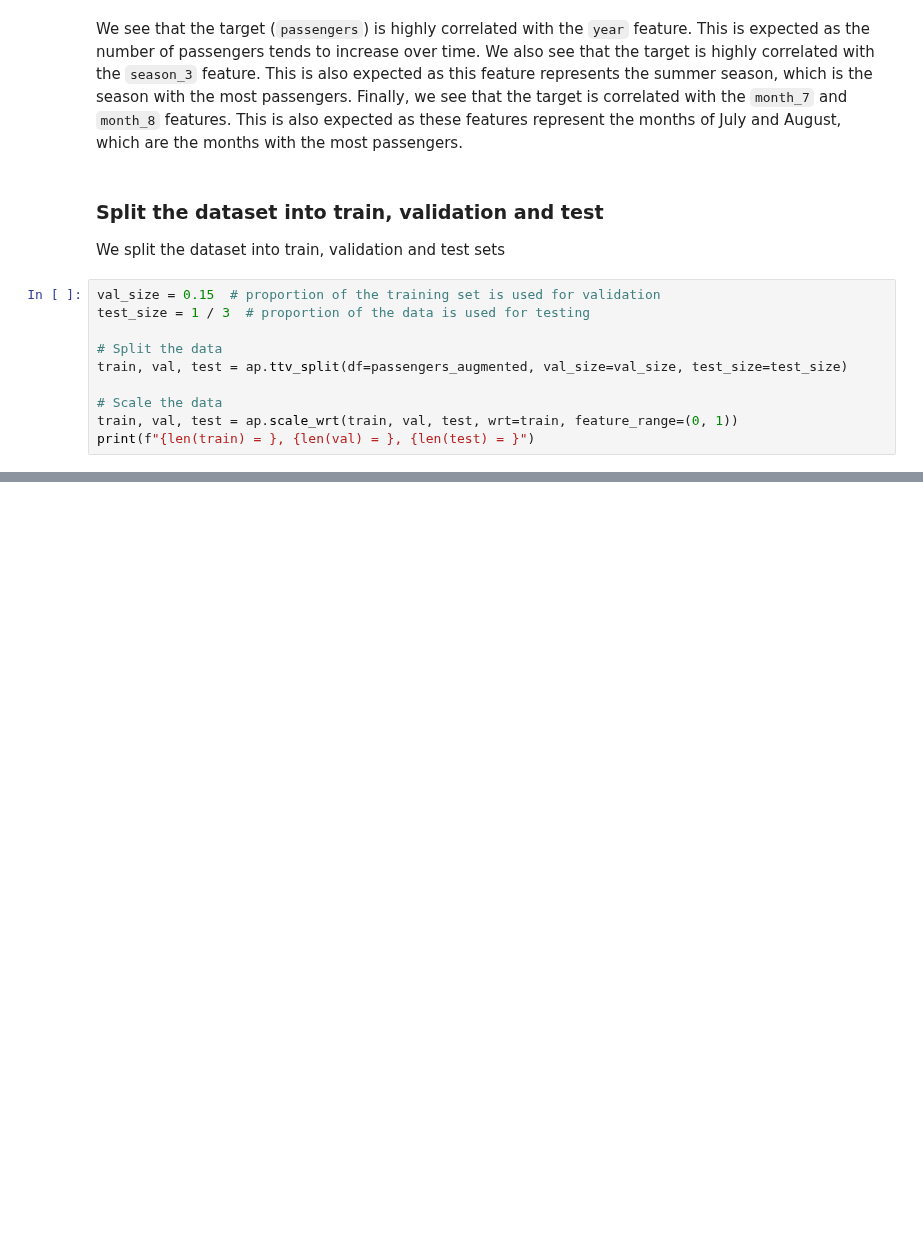
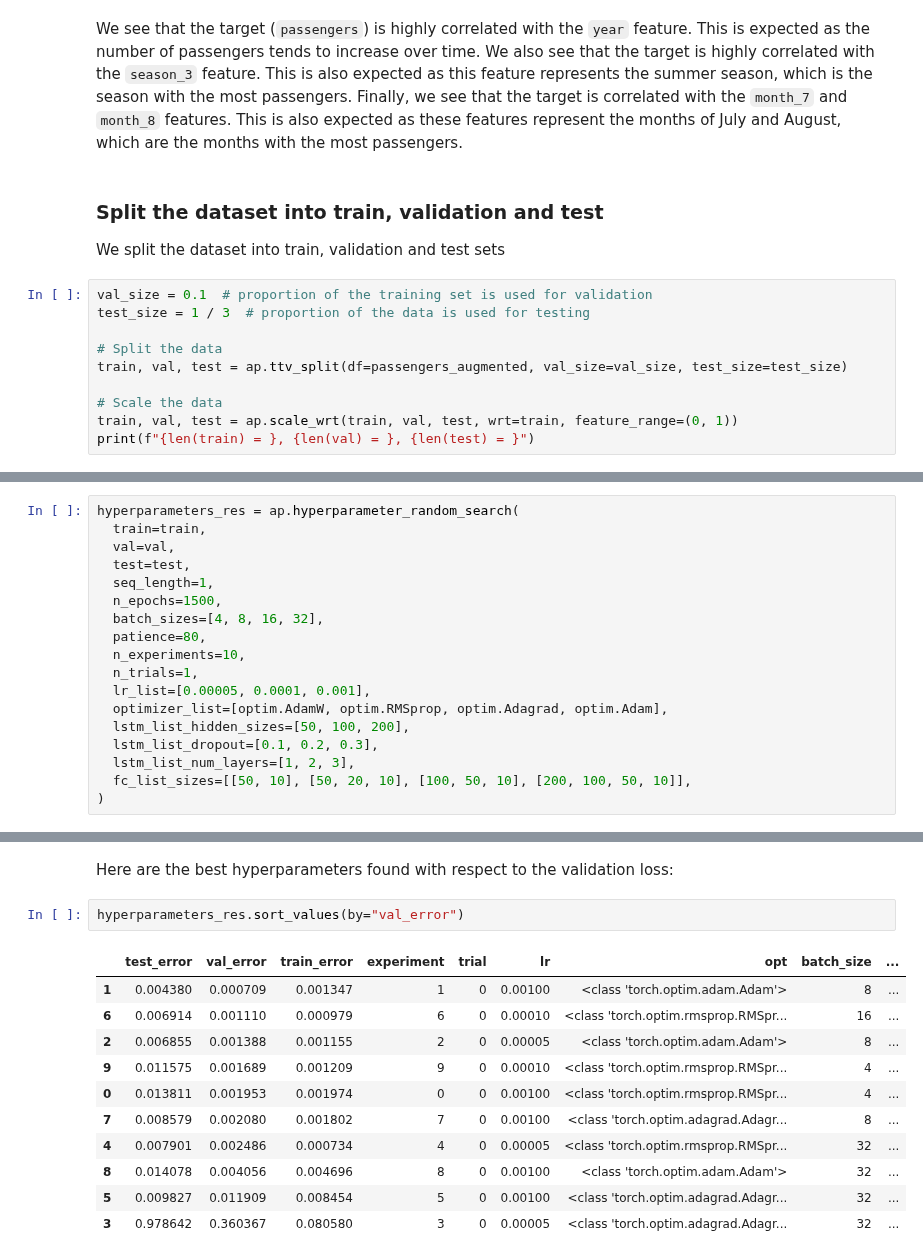
Before and after one commit to jorislimonier/uca-msc-dsai, a Jupyter notebook: dl_computer_vision/assignments/1/airline.ipynb, the cells around one changed output, grey strips where cells are left out. Saved outputs shown, nothing was run; the diff lists cells and outputs as text; blank space fills up the shorter version.

```diff
--- a/dl_computer_vision/assignments/1/airline.ipynb
+++ b/dl_computer_vision/assignments/1/airline.ipynb
@@ -273,7 +291,7 @@ We see that the target (`passengers`) is highly correlated with the `year` featu
 
 We split the dataset into train, validation and test sets
 # %%
-val_size = 0.15  # proportion of the training set is used for validation
+val_size = 0.1  # proportion of the training set is used for validation
 test_size = 1 / 3  # proportion of the data is used for testing
 
 # Split the data
@@ -381,0 +411,18 @@ fig
+# %%
+hyperparameters_res = ap.hyperparameter_random_search(
+  train=train,
+  val=val,
+  test=test,
+  seq_length=1,
+  n_epochs=1500,
+  batch_sizes=[4, 8, 16, 32],
+  patience=80,
+  n_experiments=10,
+  n_trials=1,
+  lr_list=[0.00005, 0.0001, 0.001],
+  optimizer_list=[optim.AdamW, optim.RMSprop, optim.Adagrad, optim.Adam],
+  lstm_list_hidden_sizes=[50, 100, 200],
+  lstm_list_dropout=[0.1, 0.2, 0.3],
+  lstm_list_num_layers=[1, 2, 3],
+  fc_list_sizes=[[50, 10], [50, 20, 10], [100, 50, 10], [200, 100, 50, 10]],
+)
@@ -381,0 +447,16 @@ fig
+# %% [markdown]
+Here are the best hyperparameters found with respect to the validation loss:
+# %%
+hyperparameters_res.sort_values(by="val_error")
+# %% [output]
+|  | test_error | val_error | train_error | experiment | trial | lr | opt | batch_size | ... |
+| 1 | 0.004380 | 0.000709 | 0.001347 | 1 | 0 | 0.00100 | <class 'torch.optim.adam.Adam'> | 8 | ... |
+| 6 | 0.006914 | 0.001110 | 0.000979 | 6 | 0 | 0.00010 | <class 'torch.optim.rmsprop.RMSpr... | 16 | ... |
+| 2 | 0.006855 | 0.001388 | 0.001155 | 2 | 0 | 0.00005 | <class 'torch.optim.adam.Adam'> | 8 | ... |
+| 9 | 0.011575 | 0.001689 | 0.001209 | 9 | 0 | 0.00010 | <class 'torch.optim.rmsprop.RMSpr... | 4 | ... |
+| 0 | 0.013811 | 0.001953 | 0.001974 | 0 | 0 | 0.00100 | <class 'torch.optim.rmsprop.RMSpr... | 4 | ... |
+| 7 | 0.008579 | 0.002080 | 0.001802 | 7 | 0 | 0.00100 | <class 'torch.optim.adagrad.Adagr... | 8 | ... |
+| 4 | 0.007901 | 0.002486 | 0.000734 | 4 | 0 | 0.00005 | <class 'torch.optim.rmsprop.RMSpr... | 32 | ... |
+| 8 | 0.014078 | 0.004056 | 0.004696 | 8 | 0 | 0.00100 | <class 'torch.optim.adam.Adam'> | 32 | ... |
+| 5 | 0.009827 | 0.011909 | 0.008454 | 5 | 0 | 0.00100 | <class 'torch.optim.adagrad.Adagr... | 32 | ... |
+| 3 | 0.978642 | 0.360367 | 0.080580 | 3 | 0 | 0.00005 | <class 'torch.optim.adagrad.Adagr... | 32 | ... |
```
Also changed, not shown: parts of 13 cells of this notebook, 4 other files.
